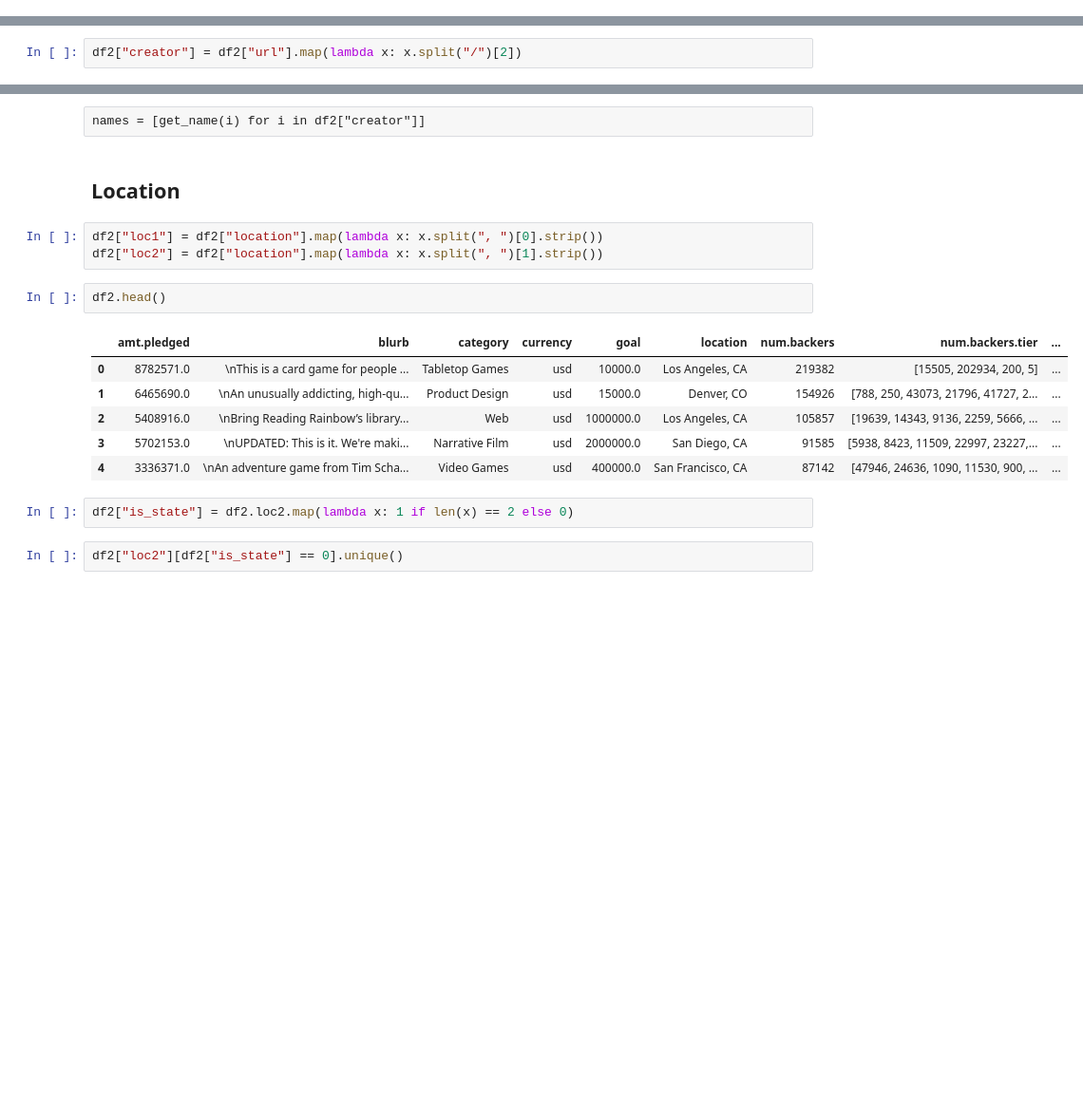
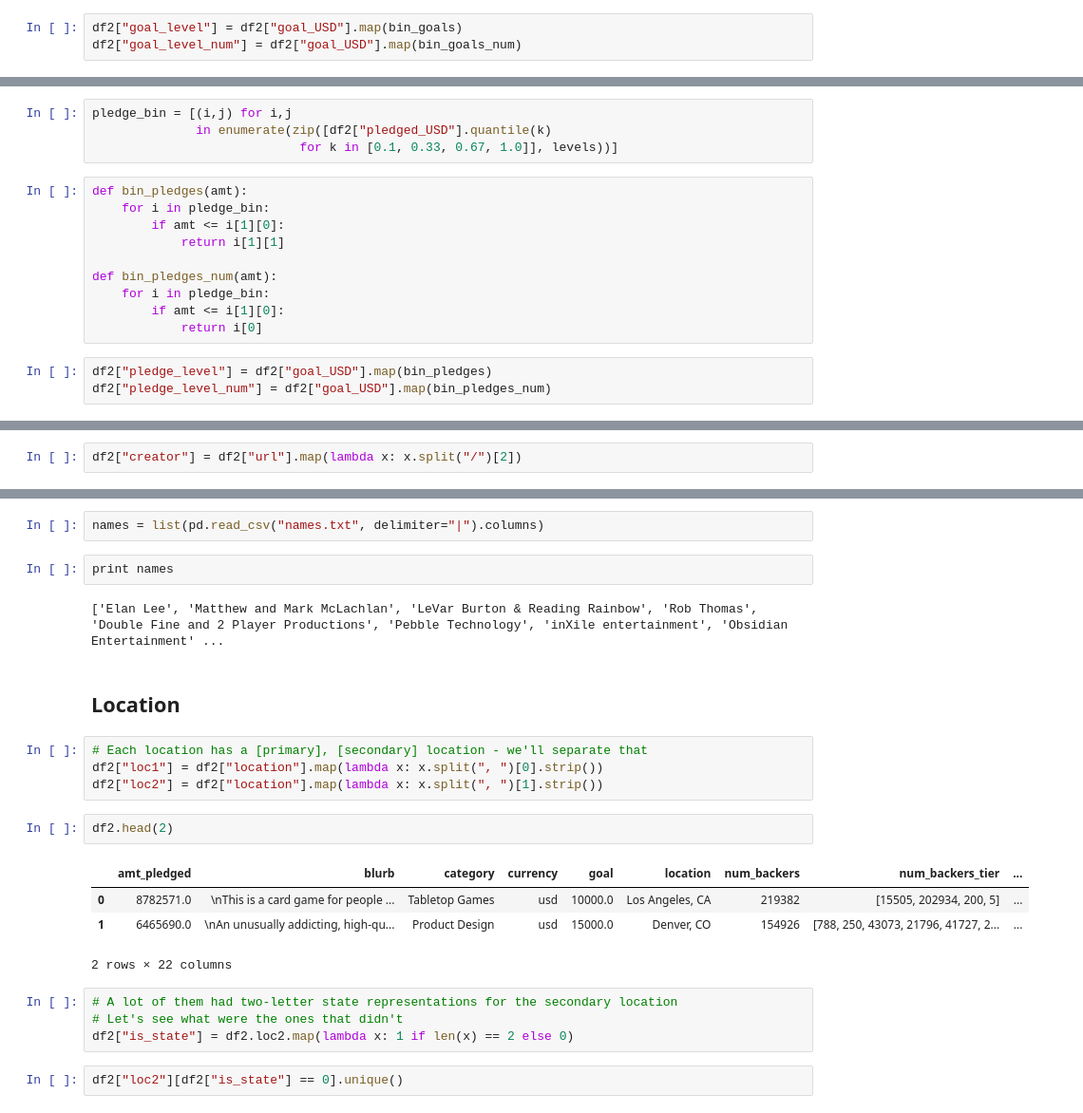
Before and after one commit to spockl/ga-dsi-1, a Jupyter notebook: projects/group-eda/kickstarter.ipynb, the cells around one changed output, grey strips where cells are left out. Shown at 95% size. Cells and saved outputs as stored; diff of their text form; blank space fills up the shorter version.

```diff
--- a/projects/group-eda/kickstarter.ipynb
+++ b/projects/group-eda/kickstarter.ipynb
@@ -86,0 +147,3 @@ df2 = df.copy()
+# %%
+df2["goal_level"] = df2["goal_USD"].map(bin_goals)
+df2["goal_level_num"] = df2["goal_USD"].map(bin_goals_num)
@@ -87,3 +152,20 @@ df2 = df.copy()
+# %%
+pledge_bin = [(i,j) for i,j
+              in enumerate(zip([df2["pledged_USD"].quantile(k)
+                            for k in [0.1, 0.33, 0.67, 1.0]], levels))]
+# %%
+def bin_pledges(amt):
+    for i in pledge_bin:
+        if amt <= i[1][0]:
+            return i[1][1]
+
+def bin_pledges_num(amt):
+    for i in pledge_bin:
+        if amt <= i[1][0]:
+            return i[0]
+# %%
+df2["pledge_level"] = df2["goal_USD"].map(bin_pledges)
+df2["pledge_level_num"] = df2["goal_USD"].map(bin_pledges_num)
 # %% [markdown]
 ## Getting creator info
 # %%
@@ -120,20 +181,25 @@ df2["creator_names"] = df2["creator"].map(get_name)
-# %% [raw]
-names = [get_name(i) for i in df2["creator"]]
+# %%
+names = list(pd.read_csv("names.txt", delimiter="|").columns)
+# %%
+print names
+# %% [output]
+['Elan Lee', 'Matthew and Mark McLachlan', 'LeVar Burton & Reading Rainbow', 'Rob Thomas', 'Double Fine and 2 Player Productions', 'Pebble Technology', 'inXile entertainment', 'Obsidian Entertainment' ...
 # %% [markdown]
 ## Location
 # %%
+# Each location has a [primary], [secondary] location - we'll separate that
 df2["loc1"] = df2["location"].map(lambda x: x.split(", ")[0].strip())
 df2["loc2"] = df2["location"].map(lambda x: x.split(", ")[1].strip())
 # %%
-df2.head()
+df2.head(2)
 # %% [output]
-|  | amt.pledged | blurb | category | currency | goal | location | num.backers | num.backers.tier | ... |
+|  | amt_pledged | blurb | category | currency | goal | location | num_backers | num_backers_tier | ... |
 | 0 | 8782571.0 | \nThis is a card game for people ... | Tabletop Games | usd | 10000.0 | Los Angeles, CA | 219382 | [15505, 202934, 200, 5] | ... |
 | 1 | 6465690.0 | \nAn unusually addicting, high-qu... | Product Design | usd | 15000.0 | Denver, CO | 154926 | [788, 250, 43073, 21796, 41727, 2... | ... |
-| 2 | 5408916.0 | \nBring Reading Rainbow’s library... | Web | usd | 1000000.0 | Los Angeles, CA | 105857 | [19639, 14343, 9136, 2259, 5666, ... | ... |
-| 3 | 5702153.0 | \nUPDATED: This is it. We're maki... | Narrative Film | usd | 2000000.0 | San Diego, CA | 91585 | [5938, 8423, 11509, 22997, 23227,... | ... |
-| 4 | 3336371.0 | \nAn adventure game from Tim Scha... | Video Games | usd | 400000.0 | San Francisco, CA | 87142 | [47946, 24636, 1090, 11530, 900, ... | ... |
+2 rows × 22 columns
 # %%
+# A lot of them had two-letter state representations for the secondary location
+# Let's see what were the ones that didn't
 df2["is_state"] = df2.loc2.map(lambda x: 1 if len(x) == 2 else 0)
 # %%
 df2["loc2"][df2["is_state"] == 0].unique()
```
Also changed, not shown: parts of 63 cells of this notebook, 5 other files.
